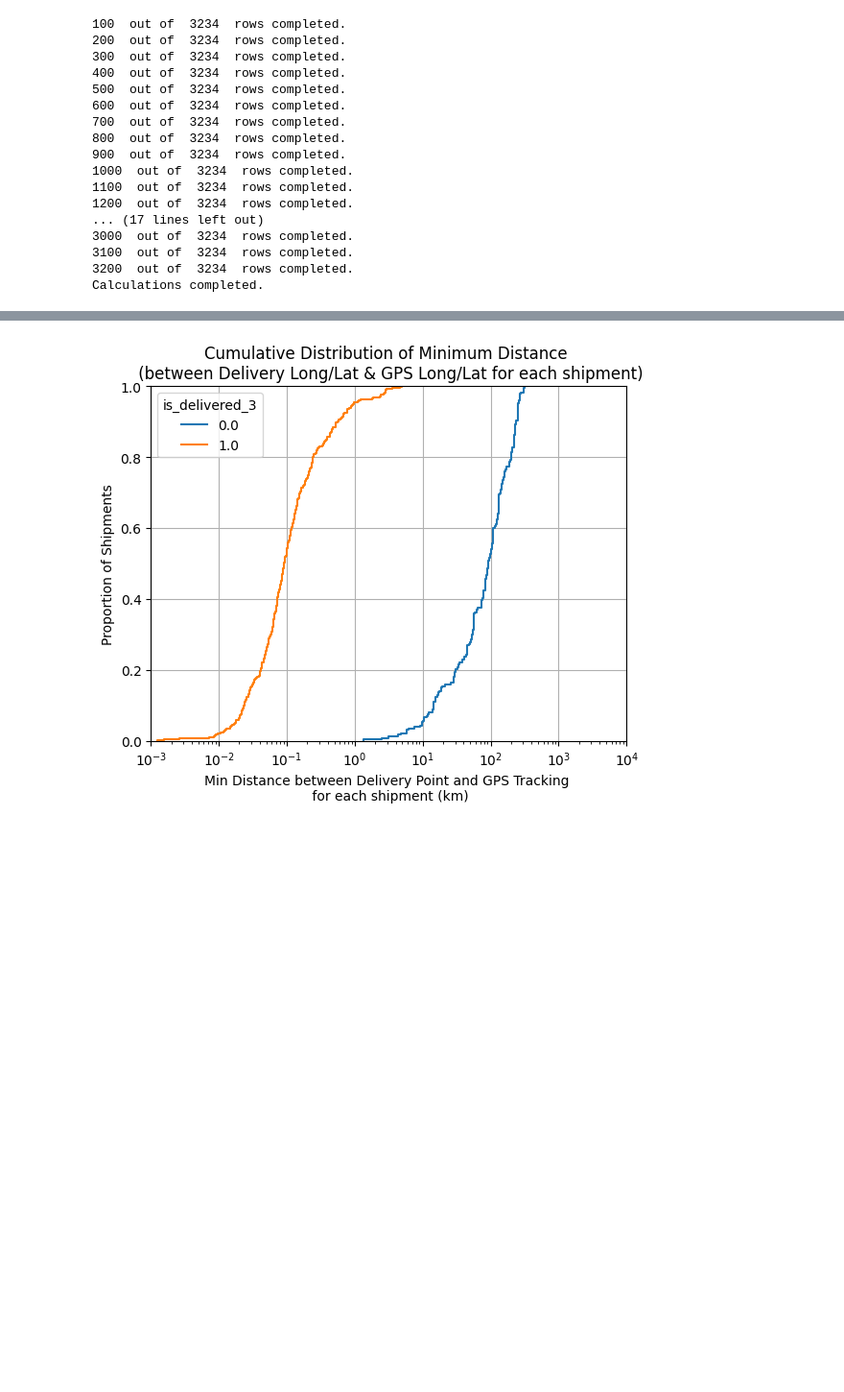
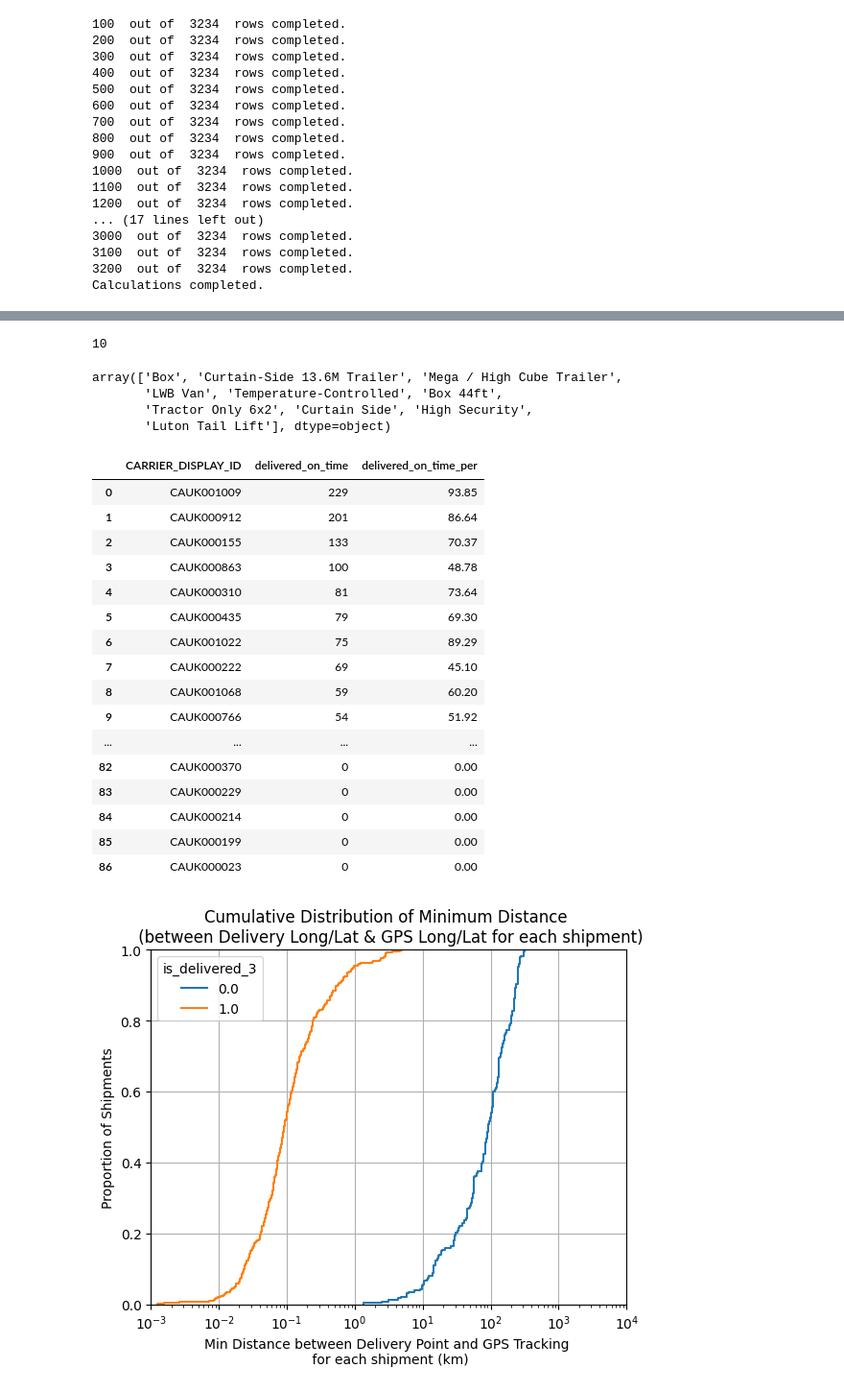
Before and after one commit to abhigued/digihaul_assessment, a Jupyter notebook: OneDrive_1_26-09-2024/Assessment.ipynb, the cells around one changed output, grey strips where cells are left out. Shown at 96% size. Drawn from its saved outputs; the diff is of its cells as text; code cells hidden in the pictures; blank space fills up the shorter version.

```diff
--- a/OneDrive_1_26-09-2024/Assessment.ipynb
+++ b/OneDrive_1_26-09-2024/Assessment.ipynb
@@ -304,22 +325,22 @@ output_14['is_delivered_2'] = is_delivered_2
 3200  out of  3234  rows completed.
 Calculations completed.
 # %%
-output_14['is_delivered_3'] = output_14[['is_delivered','is_delivered_2']].max(axis=1)
+output_3['is_delivered_3'] = output_3[['is_delivered','is_delivered_2']].max(axis=1)
 # %%
-query_14a = """select *,
-                      case when is_delivered_3 = 1 and on_time = 1 then 1
-                       when is_delivered_3 = 1 and on_time = 0 then 0
-                       when is_delivered_3 = 0 and on_time = 1 then 0
-                       when is_delivered_3 = 0 and on_time = 0 then 0 end AS Model_Target
-            from output_14
+query_4 = """select *,
+                      case when is_delivered_3 = 1 and on_time = 1 then 0
+                       when is_delivered_3 = 1 and on_time = 0 then 1
+                       when is_delivered_3 = 0 and on_time = 1 then 1
+                       when is_delivered_3 = 0 and on_time = 0 then 1 end AS Model_Target
+            from output_3
             where is_delivered_3 is not NULL
             """
 
-output_14 = sqldf.run(query_14a).drop(columns=['index'])
+output_4 = sqldf.run(query_4).drop(columns=['index'])
 
-print(output_14.shape)
+print(output_4.shape)
 
-output_14.head()
+output_4.head()
 # %% [output]
 (2762, 25)
 |  | PROJECT_ID | SHIPMENT_NUMBER | CARRIER_DISPLAY_ID | VEHICLE_SIZE | VEHICLE_BUILD_UP | FIRST_COLLECTION_POST_CODE | ... |
@@ -367,0 +398,4 @@ Number of shipments in origianl data : 3245
+# %%
+df_model = output_4.drop(['PROJECT_ID', 'SHIPMENT_NUMBER', 'FIRST_COLLECTION_SCHEDULE_LATEST_lcl', 'LAST_DELIVERY_SCHEDULE_EARLIEST_lcl', 'LAST_DELIVERY_SCHEDULE_LATEST_lcl_plus30', 'distance', 'LAT', 'LON', 'RECORD_TIMESTAMP_lcl', 'on_time', 'is_delivered', 'is_delivered_2', 'is_delivered_3'], axis=1)
+
+df_model.head()
@@ -368,3 +444,42 @@ Number of shipments in origianl data : 3245
+# %%
+print(len(df_nb.VEHICLE_BUILD_UP.unique()))
+
+df_nb.VEHICLE_BUILD_UP.unique()
+# %% [output]
+10
+array(['Box', 'Curtain-Side 13.6M Trailer', 'Mega / High Cube Trailer',
+       'LWB Van', 'Temperature-Controlled', 'Box 44ft',
+       'Tractor Only 6x2', 'Curtain Side', 'High Security',
+       'Luton Tail Lift'], dtype=object)
+# %%
+query_5 = """select CARRIER_DISPLAY_ID,
+                    sum(case when Model_Target = 0 THEN 1 ELSE 0 END) AS delivered_on_time,
+                    round(100.00*sum(case when Model_Target = 0 THEN 1 ELSE 0 END)/count(Model_Target),2) AS delivered_on_time_per
+            from df_model
+            group by CARRIER_DISPLAY_ID
+            order by delivered_on_time desc"""
+
+output_5 = sqldf.run(query_5)
+
+output_5
+# %% [output]
+|  | CARRIER_DISPLAY_ID | delivered_on_time | delivered_on_time_per |
+| 0 | CAUK001009 | 229 | 93.85 |
+| 1 | CAUK000912 | 201 | 86.64 |
+| 2 | CAUK000155 | 133 | 70.37 |
+| 3 | CAUK000863 | 100 | 48.78 |
+| 4 | CAUK000310 | 81 | 73.64 |
+| 5 | CAUK000435 | 79 | 69.30 |
+| 6 | CAUK001022 | 75 | 89.29 |
+| 7 | CAUK000222 | 69 | 45.10 |
+| 8 | CAUK001068 | 59 | 60.20 |
+| 9 | CAUK000766 | 54 | 51.92 |
+| ... | ... | ... | ... |
+| 82 | CAUK000370 | 0 | 0.00 |
+| 83 | CAUK000229 | 0 | 0.00 |
+| 84 | CAUK000214 | 0 | 0.00 |
+| 85 | CAUK000199 | 0 | 0.00 |
+| 86 | CAUK000023 | 0 | 0.00 |
 # %%
 ### plot a cumulative histogram of the above minimum distance
 
```
Also changed, not shown: parts of 20 cells of this notebook, 1 other file.
